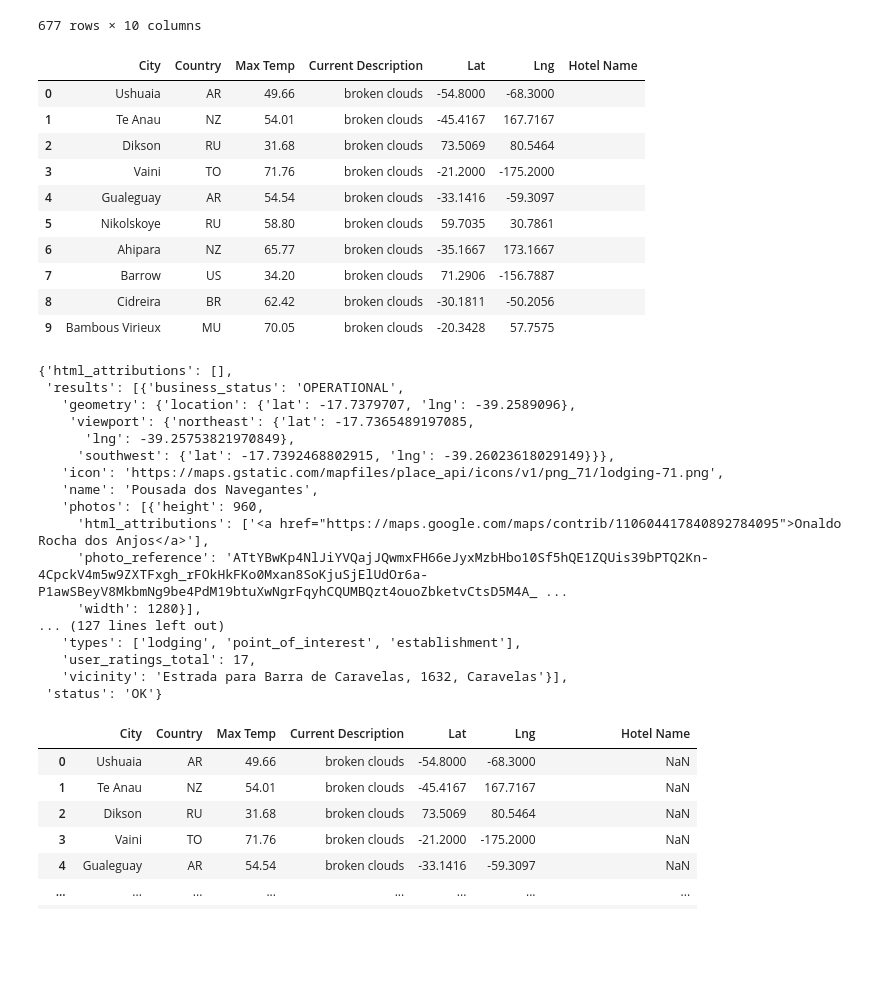
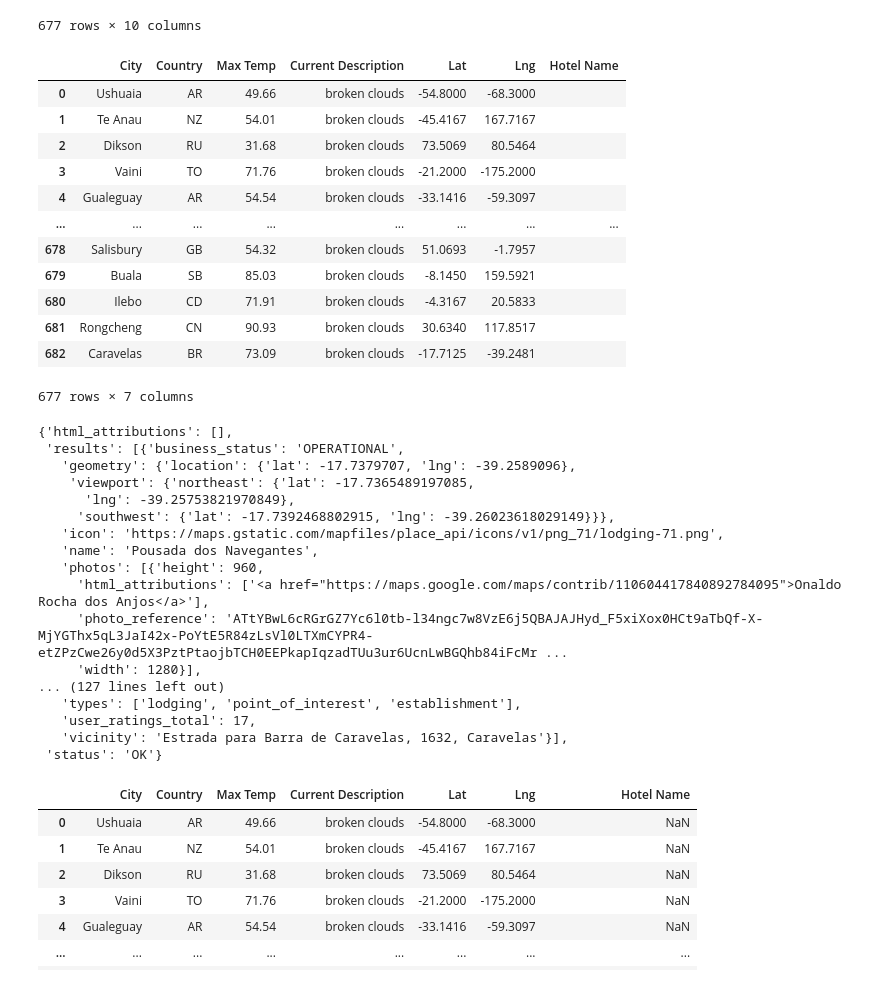
Before and after one commit to mohammad-assaad999/World_Weather_Analysis, a Jupyter notebook: Module 6 Challenge/Vacation_Search/Vacation_Search.ipynb, the cells around one changed output. Cells and saved outputs as stored; diff of their text form; code cells hidden in the pictures; blank space fills up the shorter version.

```diff
--- a/Module 6 Challenge/Vacation_Search/Vacation_Search.ipynb
+++ b/Module 6 Challenge/Vacation_Search/Vacation_Search.ipynb
@@ -61,6 +61,7 @@ Current Description    683
 dtype: int64
 # %%
 # 4b. Drop any empty rows and create a new DataFrame that doesn’t have empty rows.
+preferred_cities_df.replace('', float("NaN"), inplace=True)
 clean_df=preferred_cities_df.dropna()
 clean_df
 # %% [output]
@@ -80,22 +81,24 @@ clean_df
 # %%
 # 5a. Create DataFrame called hotel_df to store hotel names along with city, country, max temp, and coordinates.
 hotel_df = clean_df[["City", "Country", "Max Temp", "Current Description", "Lat", "Lng"]].copy()
 
 # 5b. Create a new column "Hotel Name"
 hotel_df["Hotel Name"] = ""
-hotel_df.head(10)
+hotel_df
 # %% [output]
 |  | City | Country | Max Temp | Current Description | Lat | Lng | Hotel Name |
 | 0 | Ushuaia | AR | 49.66 | broken clouds | -54.8000 | -68.3000 |  |
 | 1 | Te Anau | NZ | 54.01 | broken clouds | -45.4167 | 167.7167 |  |
 | 2 | Dikson | RU | 31.68 | broken clouds | 73.5069 | 80.5464 |  |
 | 3 | Vaini | TO | 71.76 | broken clouds | -21.2000 | -175.2000 |  |
 | 4 | Gualeguay | AR | 54.54 | broken clouds | -33.1416 | -59.3097 |  |
-| 5 | Nikolskoye | RU | 58.80 | broken clouds | 59.7035 | 30.7861 |  |
-| 6 | Ahipara | NZ | 65.77 | broken clouds | -35.1667 | 173.1667 |  |
-| 7 | Barrow | US | 34.20 | broken clouds | 71.2906 | -156.7887 |  |
-| 8 | Cidreira | BR | 62.42 | broken clouds | -30.1811 | -50.2056 |  |
-| 9 | Bambous Virieux | MU | 70.05 | broken clouds | -20.3428 | 57.7575 |  |
+| ... | ... | ... | ... | ... | ... | ... | ... |
+| 678 | Salisbury | GB | 54.32 | broken clouds | 51.0693 | -1.7957 |  |
+| 679 | Buala | SB | 85.03 | broken clouds | -8.1450 | 159.5921 |  |
+| 680 | Ilebo | CD | 71.91 | broken clouds | -4.3167 | 20.5833 |  |
+| 681 | Rongcheng | CN | 90.93 | broken clouds | 30.6340 | 117.8517 |  |
+| 682 | Caravelas | BR | 73.09 | broken clouds | -17.7125 | -39.2481 |  |
+677 rows × 7 columns
 # %%
 # 6a. Set parameters to search for hotels with 5000 meters.
 params = {
@@ -134,7 +137,7 @@ hotels
    'name': 'Pousada dos Navegantes',
    'photos': [{'height': 960,
      'html_attributions': ['<a href="https://maps.google.com/maps/contrib/110604417840892784095">Onaldo Rocha dos Anjos</a>'],
-     'photo_reference': 'ATtYBwKp4NlJiYVQajJQwmxFH66eJyxMzbHbo10Sf5hQE1ZQUis39bPTQ2Kn-4CpckV4m5w9ZXTFxgh_rFOkHkFKo0Mxan8SoKjuSjElUdOr6a-P1awSBeyV8MkbmNg9be4PdM19btuXwNgrFqyhCQUMBQzt4ouoZbketvCtsD5M4A_ ...
+     'photo_reference': 'ATtYBwL6cRGrGZ7Yc6l0tb-l34ngc7w8VzE6j5QBAJAJHyd_F5xiXox0HCt9aTbQf-X-MjYGThx5qL3JaI42x-PoYtE5R84zLsVl0LTXmCYPR4-etZPzCwe26y0d5X3PztPtaojbTCH0EEPkapIqzadTUu3ur6UcnLwBGQhb84iFcMr ...
      'width': 1280}],
 ... (127 lines left out)
    'types': ['lodging', 'point_of_interest', 'establishment'],
```
Also changed, not shown: parts of 1 cell of this notebook.
